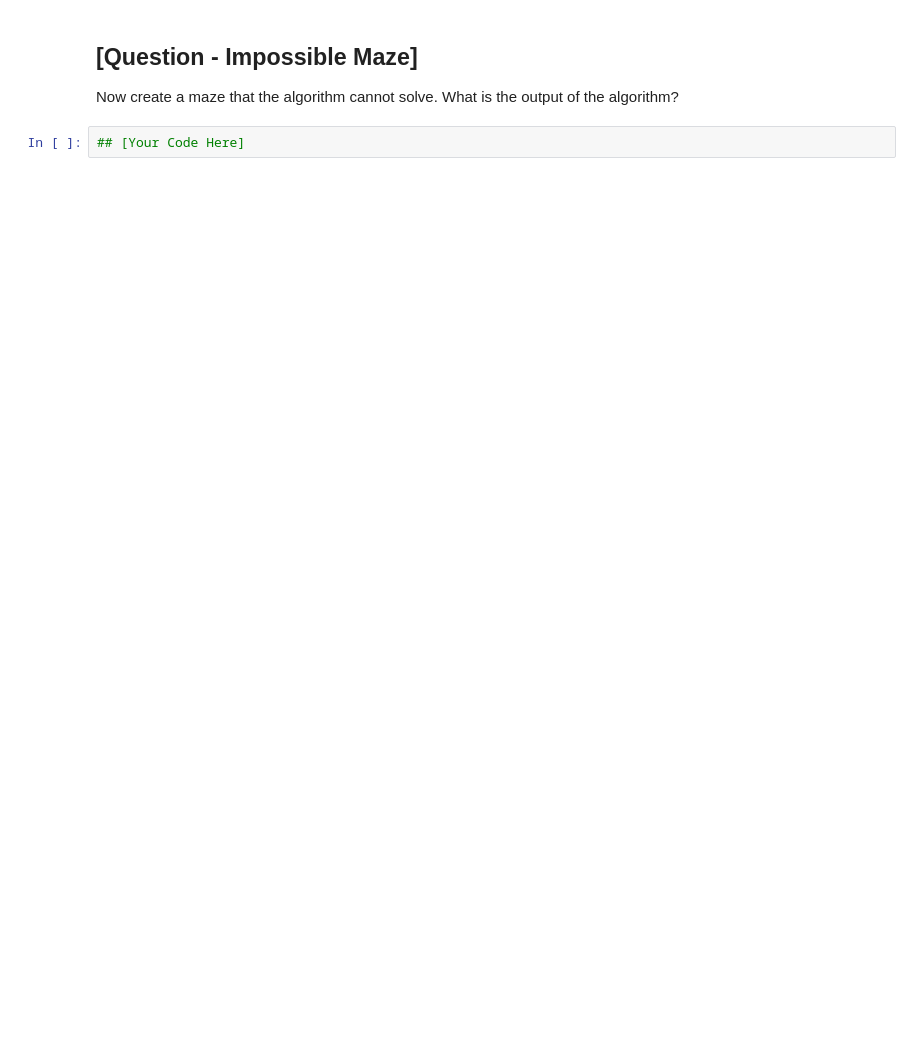
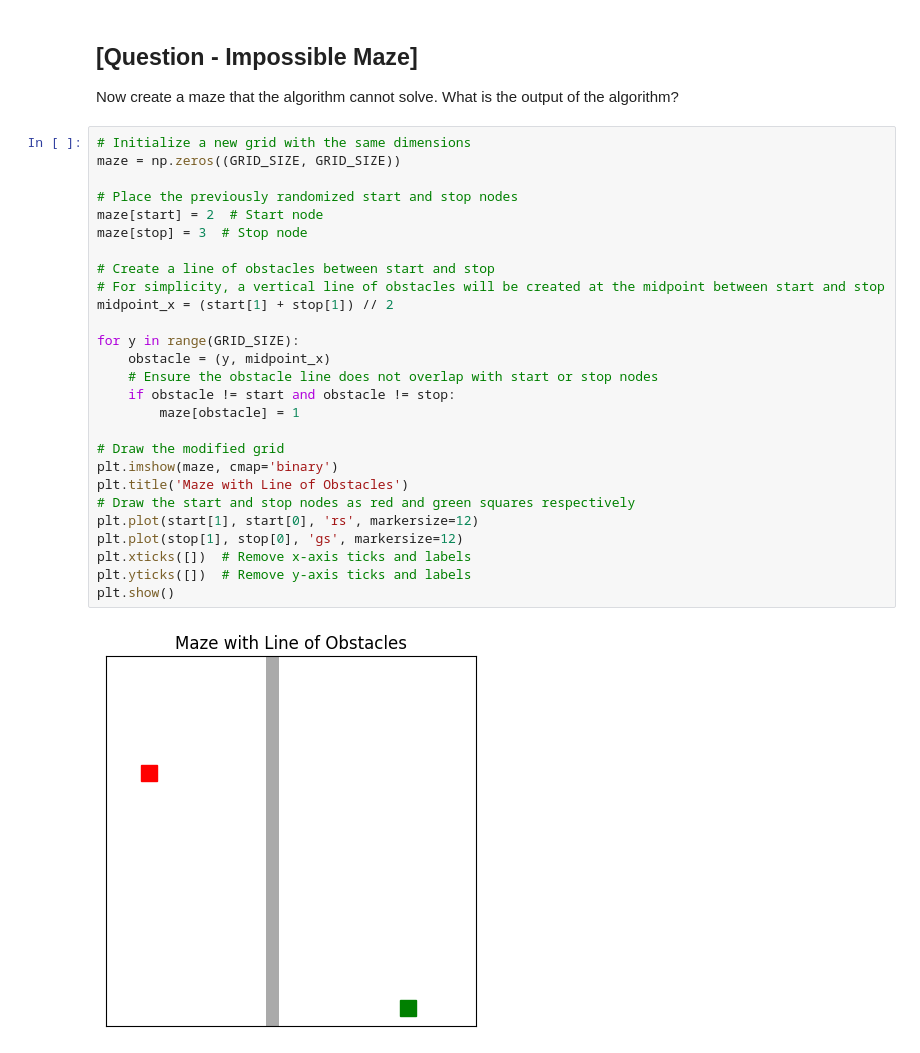
Before and after one commit to momova97/EAI6000, a Jupyter notebook: eai6000_m02_hw - bugfix.ipynb, the cells around one changed output. Drawn from its saved outputs; the diff is of its cells as text; blank space fills up the shorter version.

```diff
--- a/eai6000_m02_hw - bugfix.ipynb
+++ b/eai6000_m02_hw - bugfix.ipynb
@@ -123,5 +234,32 @@ Please use the above code that uses the astar() function to define a path from t
 # %% [markdown]
 ## [Question - Impossible Maze]
 Now create a maze that the algorithm cannot solve. What is the output of the algorithm?
-# %%
-## [Your Code Here]
+# %%
+# Initialize a new grid with the same dimensions
+maze = np.zeros((GRID_SIZE, GRID_SIZE))
+
+# Place the previously randomized start and stop nodes
+maze[start] = 2  # Start node
+maze[stop] = 3  # Stop node
+
+# Create a line of obstacles between start and stop
+# For simplicity, a vertical line of obstacles will be created at the midpoint between start and stop
+midpoint_x = (start[1] + stop[1]) // 2
+
+for y in range(GRID_SIZE):
+    obstacle = (y, midpoint_x)
+    # Ensure the obstacle line does not overlap with start or stop nodes
+    if obstacle != start and obstacle != stop:
+        maze[obstacle] = 1
+
+# Draw the modified grid
+plt.imshow(maze, cmap='binary')
+plt.title('Maze with Line of Obstacles')
+# Draw the start and stop nodes as red and green squares respectively
+plt.plot(start[1], start[0], 'rs', markersize=12)
+plt.plot(stop[1], stop[0], 'gs', markersize=12)
+plt.xticks([])  # Remove x-axis ticks and labels
+plt.yticks([])  # Remove y-axis ticks and labels
+plt.show()
+# %% [output]
+[figure, added]
```
Also changed, not shown: parts of 11 cells of this notebook, 1 other file.
